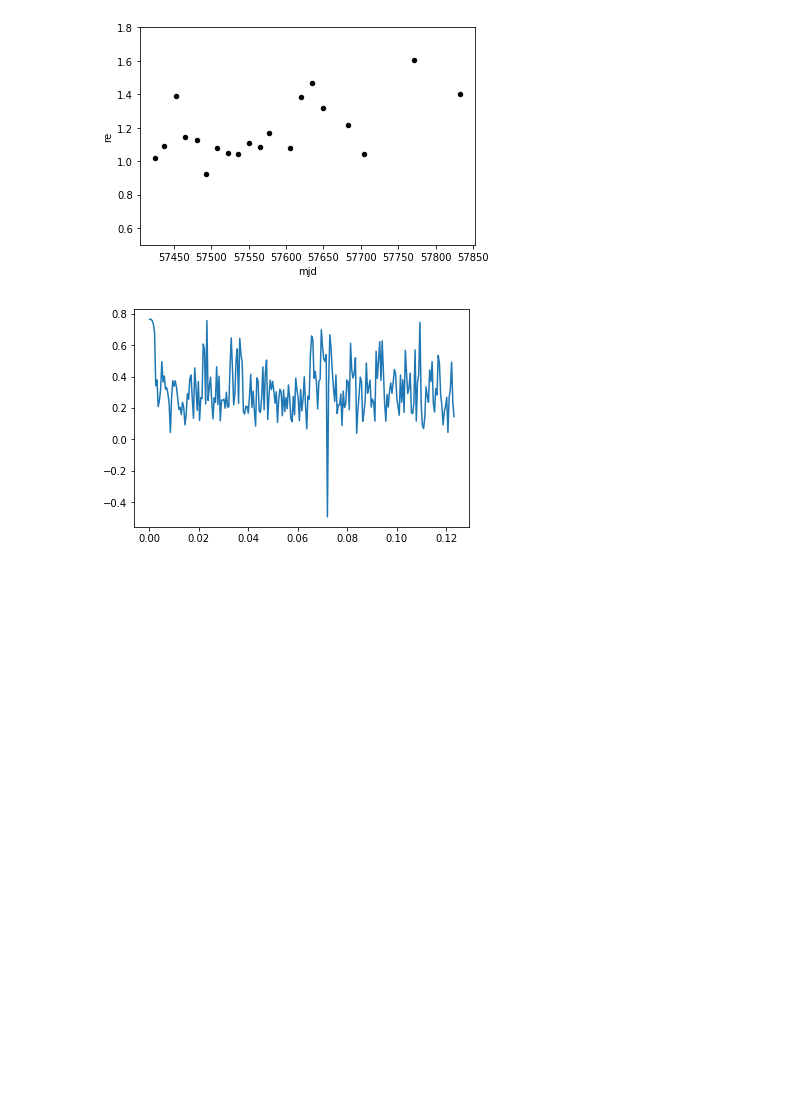
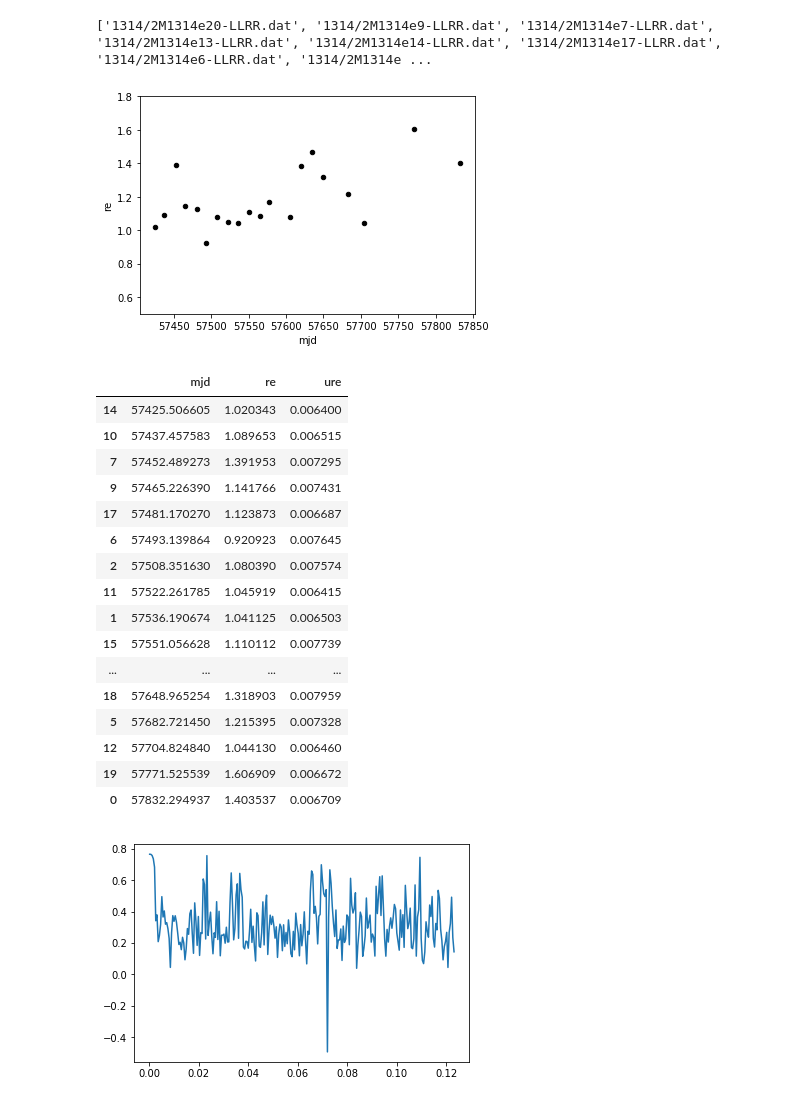
Before and after one commit to rvanlinge/radio_project, a Jupyter notebook: Long-Term Observations.ipynb, the cells around one changed output. Saved outputs shown, nothing was run; the diff lists cells and outputs as text; code cells hidden in the pictures; blank space fills up the shorter version.

```diff
--- a/Long-Term Observations.ipynb
+++ b/Long-Term Observations.ipynb
@@ -19,6 +21,7 @@ dt = []
 for i in range(len(folder)):
     dt.append(pd.read_table(folder[i]))
 
+print(folder)
 # Calculating the means and uncert
 mjd,re,ure = [],[],[]
 
@@ -27,13 +30,34 @@ for i in range(len(dt)):
         mjd.append(m)
         re.append(f)
         ure.append(e)
+# %% [output]
+['1314/2M1314e20-LLRR.dat', '1314/2M1314e9-LLRR.dat', '1314/2M1314e7-LLRR.dat', '1314/2M1314e13-LLRR.dat', '1314/2M1314e14-LLRR.dat', '1314/2M1314e17-LLRR.dat', '1314/2M1314e6-LLRR.dat', '1314/2M1314e ...
 # %%
 longTerm = pd.DataFrame(data={'mjd':mjd,'re':re,'ure':ure})
+longTerm = longTerm.sort_values(by='mjd')
 longTerm.plot.scatter('mjd','re',yerr='ure',color='black')
 plt.ylim(0.5,1.8)
 plt.show()
+longTerm
 # %% [output]
 [figure]
+|  | mjd | re | ure |
+| 14 | 57425.506605 | 1.020343 | 0.006400 |
+| 10 | 57437.457583 | 1.089653 | 0.006515 |
+| 7 | 57452.489273 | 1.391953 | 0.007295 |
+| 9 | 57465.226390 | 1.141766 | 0.007431 |
+| 17 | 57481.170270 | 1.123873 | 0.006687 |
+| 6 | 57493.139864 | 0.920923 | 0.007645 |
+| 2 | 57508.351630 | 1.080390 | 0.007574 |
+| 11 | 57522.261785 | 1.045919 | 0.006415 |
+| 1 | 57536.190674 | 1.041125 | 0.006503 |
+| 15 | 57551.056628 | 1.110112 | 0.007739 |
+| ... | ... | ... | ... |
+| 18 | 57648.965254 | 1.318903 | 0.007959 |
+| 5 | 57682.721450 | 1.215395 | 0.007328 |
+| 12 | 57704.824840 | 1.044130 | 0.006460 |
+| 19 | 57771.525539 | 1.606909 | 0.006672 |
+| 0 | 57832.294937 | 1.403537 | 0.006709 |
 # %%
 freq, power = LombScargle(longTerm['mjd'],longTerm['re'],longTerm['ure'],nterms=3).autopower()
 plt.plot(freq,power)
```
Also changed, not shown: parts of 3 cells of this notebook, 8 other files.
